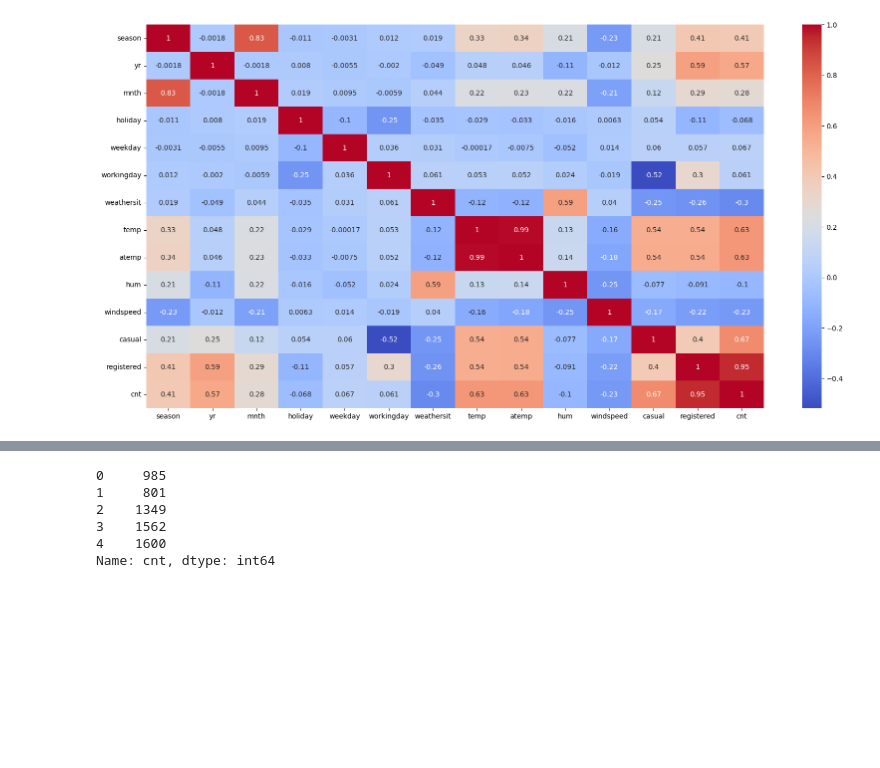
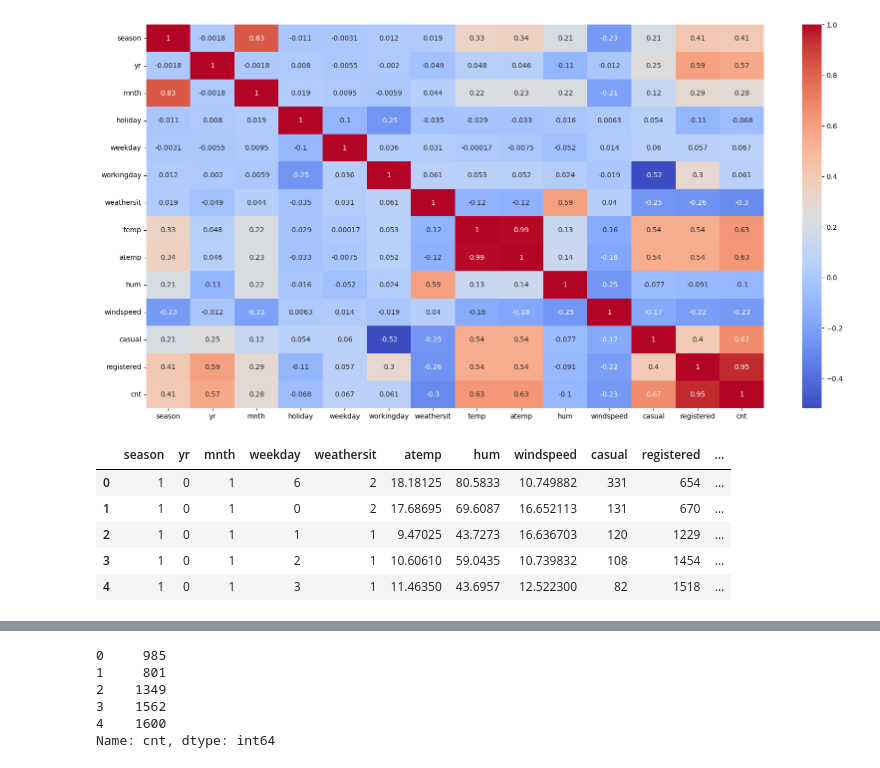
Before and after one commit to shivakumar313/Bike-Renting-Prediction, a Jupyter notebook: bike_sharing_1.ipynb, the cells around one changed output, grey strips where cells are left out. Saved outputs shown, nothing was run; the diff lists cells and outputs as text; code cells hidden in the pictures; blank space fills up the shorter version.

```diff
--- a/bike_sharing_1.ipynb
+++ b/bike_sharing_1.ipynb
@@ -111,3 +118,13 @@ sns.heatmap(df.corr(), annot=True, cmap='coolwarm')
 plt.show()
 # %% [output]
 [figure]
+# %%
+df.drop(columns=['holiday','workingday','temp'],axis=1, inplace=True)
+df.head()
+# %% [output]
+|  | season | yr | mnth | weekday | weathersit | atemp | hum | windspeed | casual | registered | ... |
+| 0 | 1 | 0 | 1 | 6 | 2 | 18.18125 | 80.5833 | 10.749882 | 331 | 654 | ... |
+| 1 | 1 | 0 | 1 | 0 | 2 | 17.68695 | 69.6087 | 16.652113 | 131 | 670 | ... |
+| 2 | 1 | 0 | 1 | 1 | 1 | 9.47025 | 43.7273 | 16.636703 | 120 | 1229 | ... |
+| 3 | 1 | 0 | 1 | 2 | 1 | 10.60610 | 59.0435 | 10.739832 | 108 | 1454 | ... |
+| 4 | 1 | 0 | 1 | 3 | 1 | 11.46350 | 43.6957 | 12.522300 | 82 | 1518 | ... |
```
Also changed, not shown: parts of 25 cells of this notebook, 8 other files.
